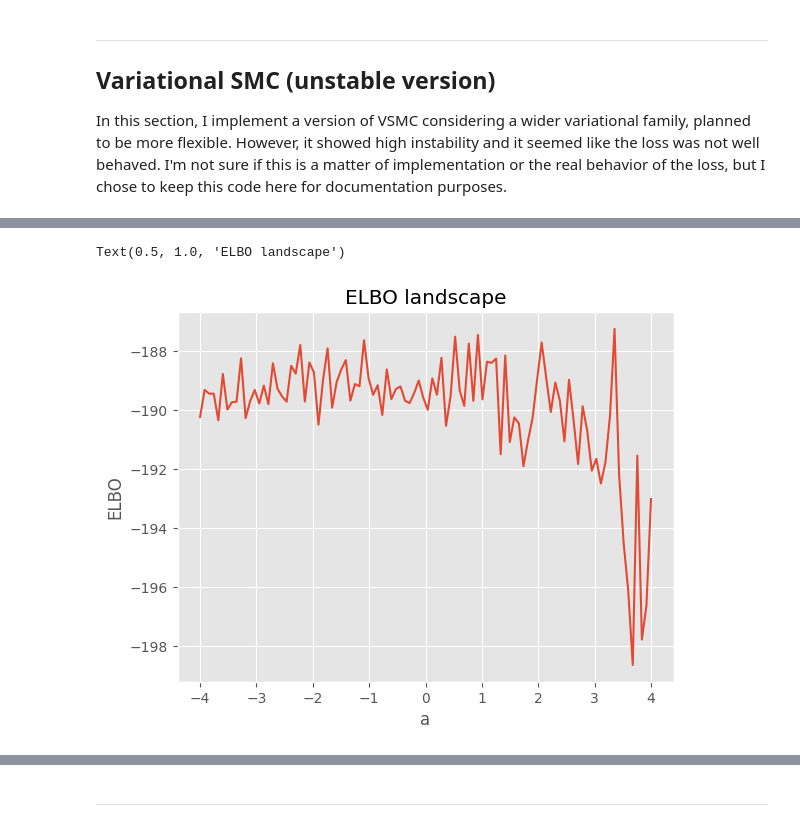
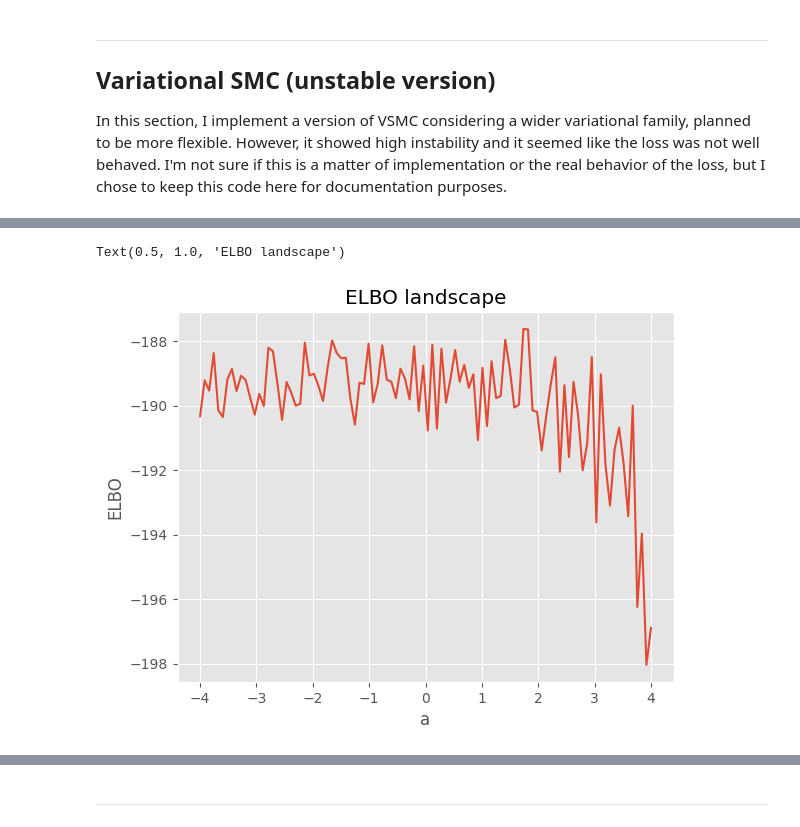
Before and after one commit to Perez-Amanda/ComputacionalStatistics_FinalProject, a Jupyter notebook: SMC.ipynb, the cells around one changed output, grey strips where cells are left out. Drawn from its saved outputs; the diff is of its cells as text; code cells hidden in the pictures.

```diff
--- a/SMC.ipynb
+++ b/SMC.ipynb
@@ -889,25 +893,28 @@ plt.ylim((0,1000))
 # %%
 # Plotting an approximation of ELBO for fixed all but one
 # values of parameters
+
+# small_y = y_seq[:5]  #
+
 lambdas = torch.linspace(-4, 4, 100)
 elbos = []
 
 for val in tqdm(lambdas):
     lambda_test = torch.tensor([val])
     proposal_test = LinearProposal(
         a=torch.tensor([0.5]),
         c=lambda_test
     )
-    log_w, _, _, _ = VSMC(small_y, 1000, 100, proposal_test)
+    log_w, _, _, _ = VSMC(y_seq, 1000, 100, proposal_test)
     elbos.append(surrogate_elbo(log_w).item())
 
 plt.plot(lambdas.numpy(), elbos)
 plt.xlabel("a")
 plt.ylabel("ELBO")
 plt.title("ELBO landscape")
 # %% [output]
 Text(0.5, 1.0, 'ELBO landscape')
-[figure, old version]
+[figure, new version]
 # %%
 plt.plot(x_vsmc_lin.detach().numpy(),label='Chosen particle trajactory')
 plt.plot(X_hat,label='Kalman filter',c='black',ls='--')
```
Also changed, not shown: parts of 28 cells of this notebook.
